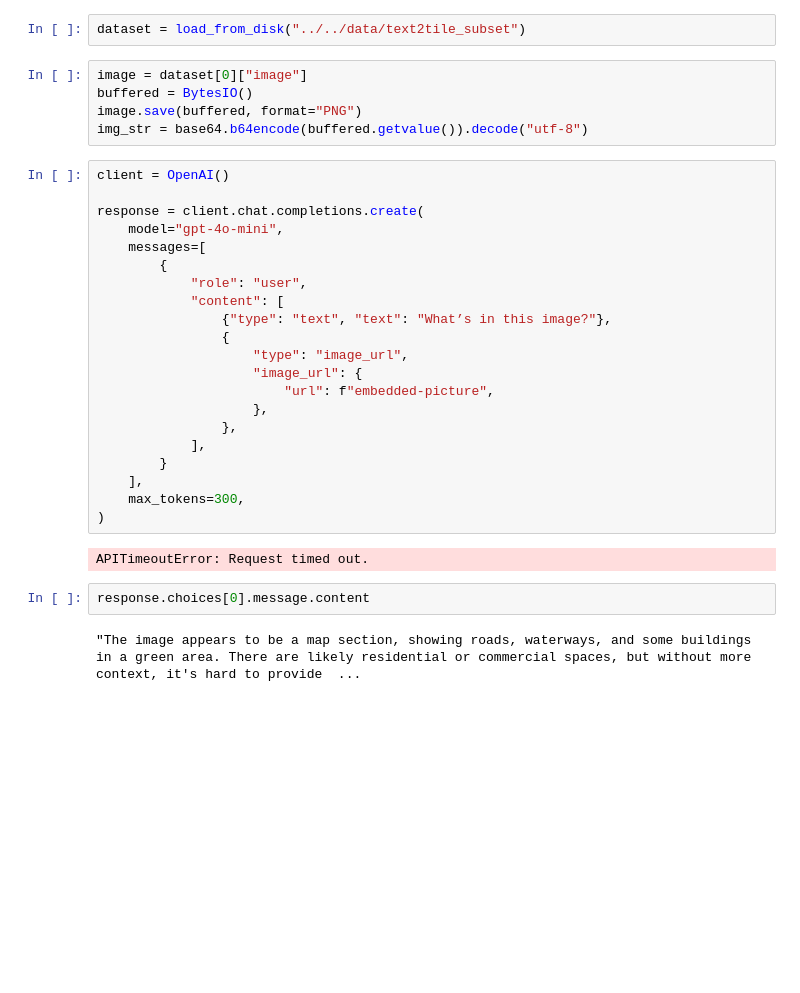
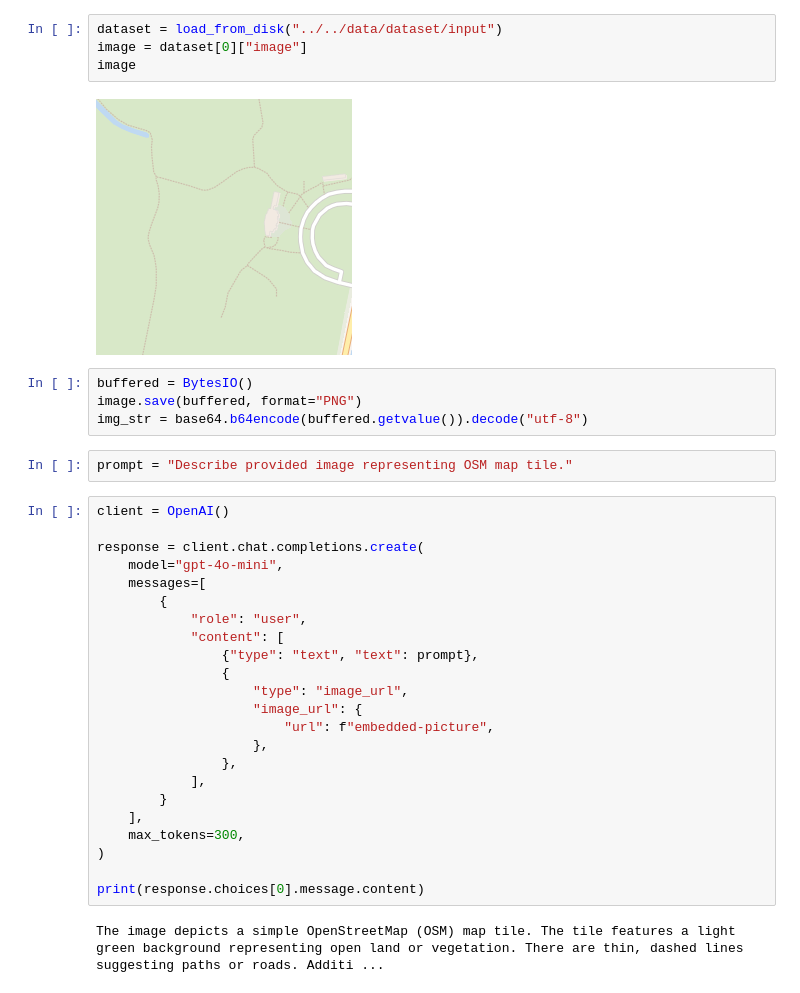
Before and after one commit to danielpolok/map-captioning, a Jupyter notebook: eda/interference/openai.ipynb, the cells around one changed output. Cells and saved outputs as stored; diff of their text form; blank space fills up the shorter version.

Commit message:
providers interference

```diff
--- a/eda/interference/openai.ipynb
+++ b/eda/interference/openai.ipynb
@@ -13,10 +11,15 @@ True
-# %%
-dataset = load_from_disk("../../data/text2tile_subset")
+# %%
+dataset = load_from_disk("../../data/dataset/input")
+image = dataset[0]["image"]
+image
+# %% [output]
+[figure, added]
 # %%
-image = dataset[0]["image"]
 buffered = BytesIO()
 image.save(buffered, format="PNG")
 img_str = base64.b64encode(buffered.getvalue()).decode("utf-8")
+# %%
+prompt = "Describe provided image representing OSM map tile."
 # %%
 client = OpenAI()
 
@@ -26,7 +29,7 @@ response = client.chat.completions.create(
         {
             "role": "user",
             "content": [
-                {"type": "text", "text": "What’s in this image?"},
+                {"type": "text", "text": prompt},
                 {
                     "type": "image_url",
                     "image_url": {
@@ -38,9 +41,7 @@ response = client.chat.completions.create(
     ],
     max_tokens=300,
 )
+
+print(response.choices[0].message.content)
 # %% [output]
-APITimeoutError: Request timed out.
+The image depicts a simple OpenStreetMap (OSM) map tile. The tile features a light green background representing open land or vegetation. There are thin, dashed lines suggesting paths or roads. Additi ...
-# %%
-response.choices[0].message.content
-# %% [output]
-"The image appears to be a map section, showing roads, waterways, and some buildings in a green area. There are likely residential or commercial spaces, but without more context, it's hard to provide  ...
```
Also changed, not shown: parts of 1 cell of this notebook, 2 other files.
